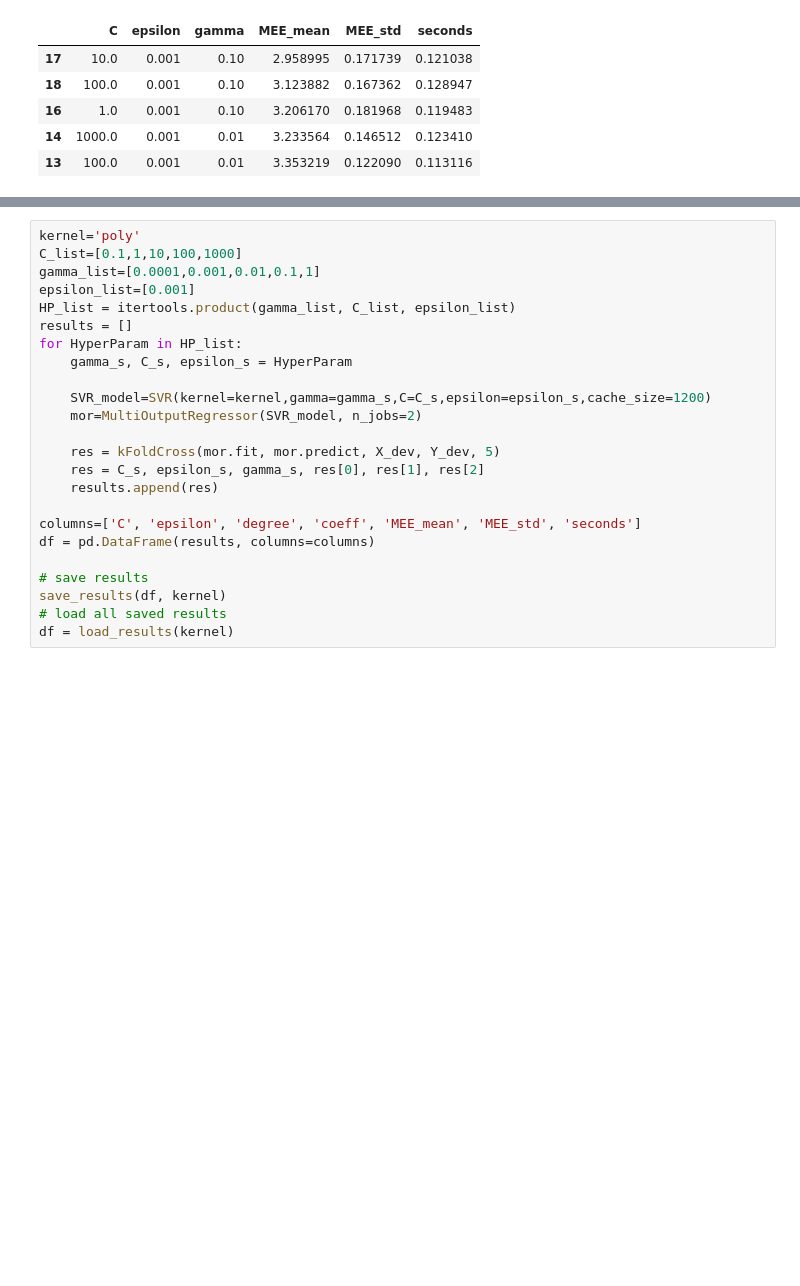
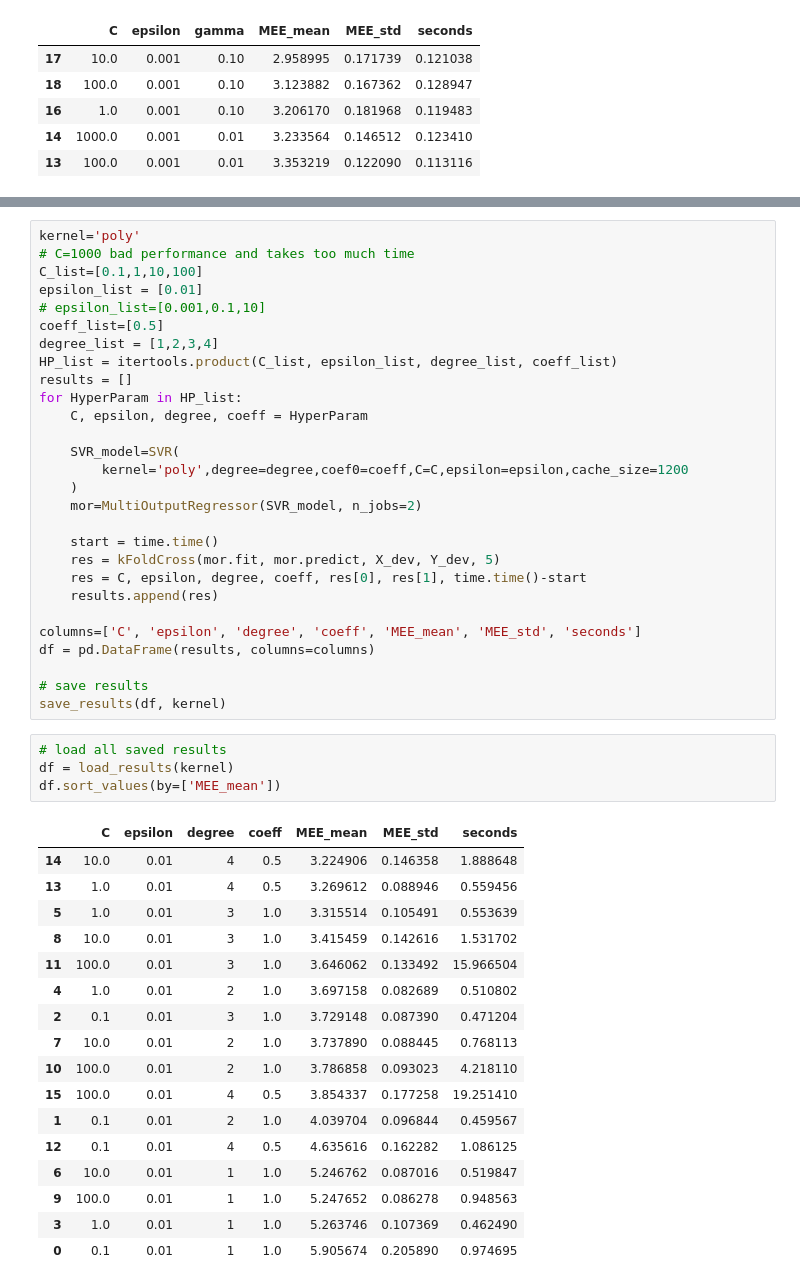
Before and after one commit to FeLusiani/ML_Project, a Jupyter notebook: MLCode/SVR.ipynb, the cells around one changed output, grey strips where cells are left out. Drawn from its saved outputs; the diff is of its cells as text; blank space fills up the shorter version.

```diff
--- a/MLCode/SVR.ipynb
+++ b/MLCode/SVR.ipynb
@@ -65,19 +69,25 @@ ax.set_ylabel('C')
 [figure]
 # %%
 kernel='poly'
-C_list=[0.1,1,10,100,1000]
-gamma_list=[0.0001,0.001,0.01,0.1,1]
-epsilon_list=[0.001]
-HP_list = itertools.product(gamma_list, C_list, epsilon_list)
+# C=1000 bad performance and takes too much time
+C_list=[0.1,1,10,100]
+epsilon_list = [0.01]
+# epsilon_list=[0.001,0.1,10]
+coeff_list=[0.5]
+degree_list = [1,2,3,4]
+HP_list = itertools.product(C_list, epsilon_list, degree_list, coeff_list)
 results = []
 for HyperParam in HP_list:
-    gamma_s, C_s, epsilon_s = HyperParam
+    C, epsilon, degree, coeff = HyperParam
 
-    SVR_model=SVR(kernel=kernel,gamma=gamma_s,C=C_s,epsilon=epsilon_s,cache_size=1200)
+    SVR_model=SVR(
+        kernel='poly',degree=degree,coef0=coeff,C=C,epsilon=epsilon,cache_size=1200
+    )
     mor=MultiOutputRegressor(SVR_model, n_jobs=2)
 
+    start = time.time()
     res = kFoldCross(mor.fit, mor.predict, X_dev, Y_dev, 5)
-    res = C_s, epsilon_s, gamma_s, res[0], res[1], res[2]
+    res = C, epsilon, degree, coeff, res[0], res[1], time.time()-start
     results.append(res)
 
 columns=['C', 'epsilon', 'degree', 'coeff', 'MEE_mean', 'MEE_std', 'seconds']
@@ -85,5 +95,25 @@ df = pd.DataFrame(results, columns=columns)
 
 # save results
 save_results(df, kernel)
-# load all saved results
-df = load_results(kernel)
+# %%
+# load all saved results
+df = load_results(kernel)
+df.sort_values(by=['MEE_mean'])
+# %% [output]
+|  | C | epsilon | degree | coeff | MEE_mean | MEE_std | seconds |
+| 14 | 10.0 | 0.01 | 4 | 0.5 | 3.224906 | 0.146358 | 1.888648 |
+| 13 | 1.0 | 0.01 | 4 | 0.5 | 3.269612 | 0.088946 | 0.559456 |
+| 5 | 1.0 | 0.01 | 3 | 1.0 | 3.315514 | 0.105491 | 0.553639 |
+| 8 | 10.0 | 0.01 | 3 | 1.0 | 3.415459 | 0.142616 | 1.531702 |
+| 11 | 100.0 | 0.01 | 3 | 1.0 | 3.646062 | 0.133492 | 15.966504 |
+| 4 | 1.0 | 0.01 | 2 | 1.0 | 3.697158 | 0.082689 | 0.510802 |
+| 2 | 0.1 | 0.01 | 3 | 1.0 | 3.729148 | 0.087390 | 0.471204 |
+| 7 | 10.0 | 0.01 | 2 | 1.0 | 3.737890 | 0.088445 | 0.768113 |
+| 10 | 100.0 | 0.01 | 2 | 1.0 | 3.786858 | 0.093023 | 4.218110 |
+| 15 | 100.0 | 0.01 | 4 | 0.5 | 3.854337 | 0.177258 | 19.251410 |
+| 1 | 0.1 | 0.01 | 2 | 1.0 | 4.039704 | 0.096844 | 0.459567 |
+| 12 | 0.1 | 0.01 | 4 | 0.5 | 4.635616 | 0.162282 | 1.086125 |
+| 6 | 10.0 | 0.01 | 1 | 1.0 | 5.246762 | 0.087016 | 0.519847 |
+| 9 | 100.0 | 0.01 | 1 | 1.0 | 5.247652 | 0.086278 | 0.948563 |
+| 3 | 1.0 | 0.01 | 1 | 1.0 | 5.263746 | 0.107369 | 0.462490 |
+| 0 | 0.1 | 0.01 | 1 | 1.0 | 5.905674 | 0.205890 | 0.974695 |
```
Also changed, not shown: parts of 3 cells of this notebook, 2 other files.
